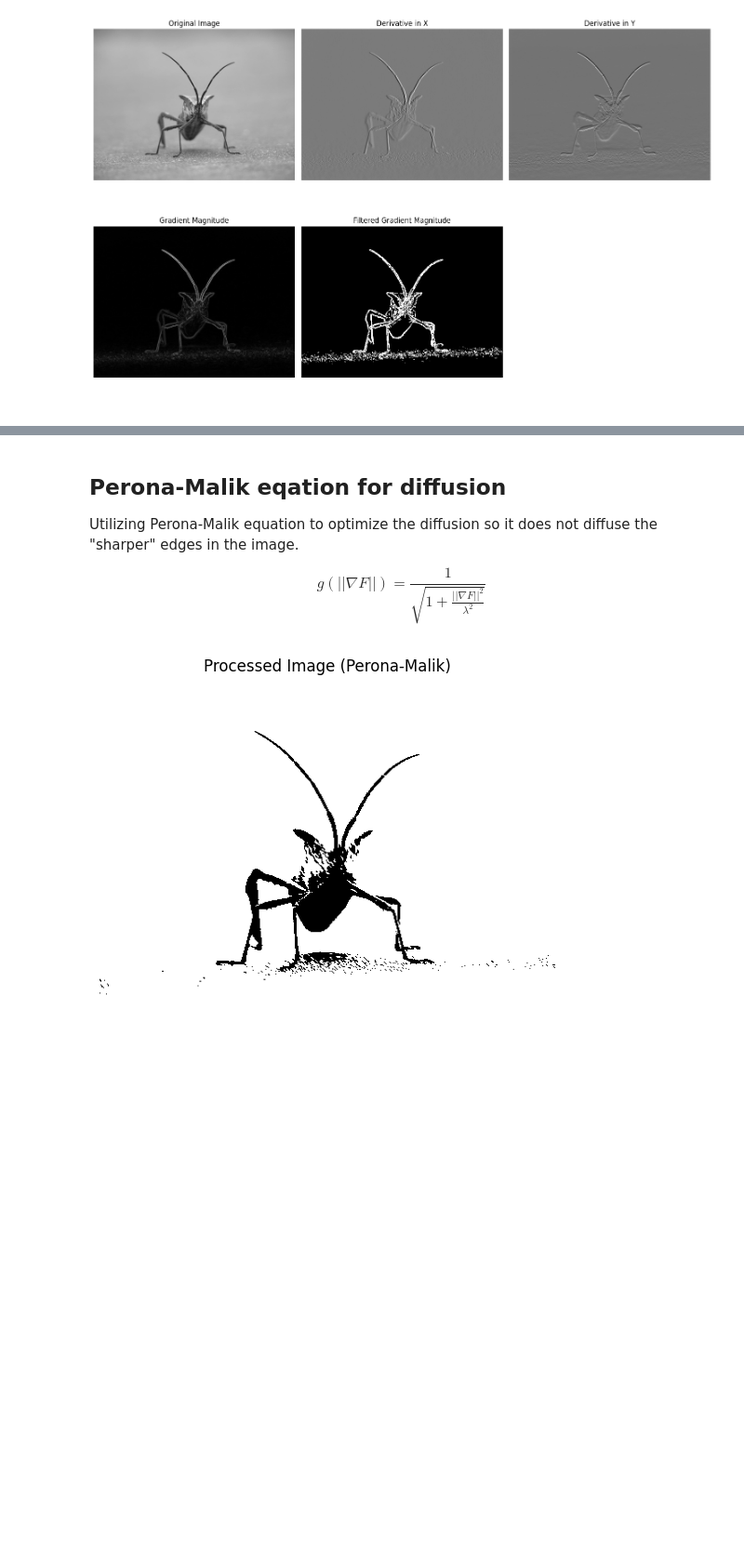
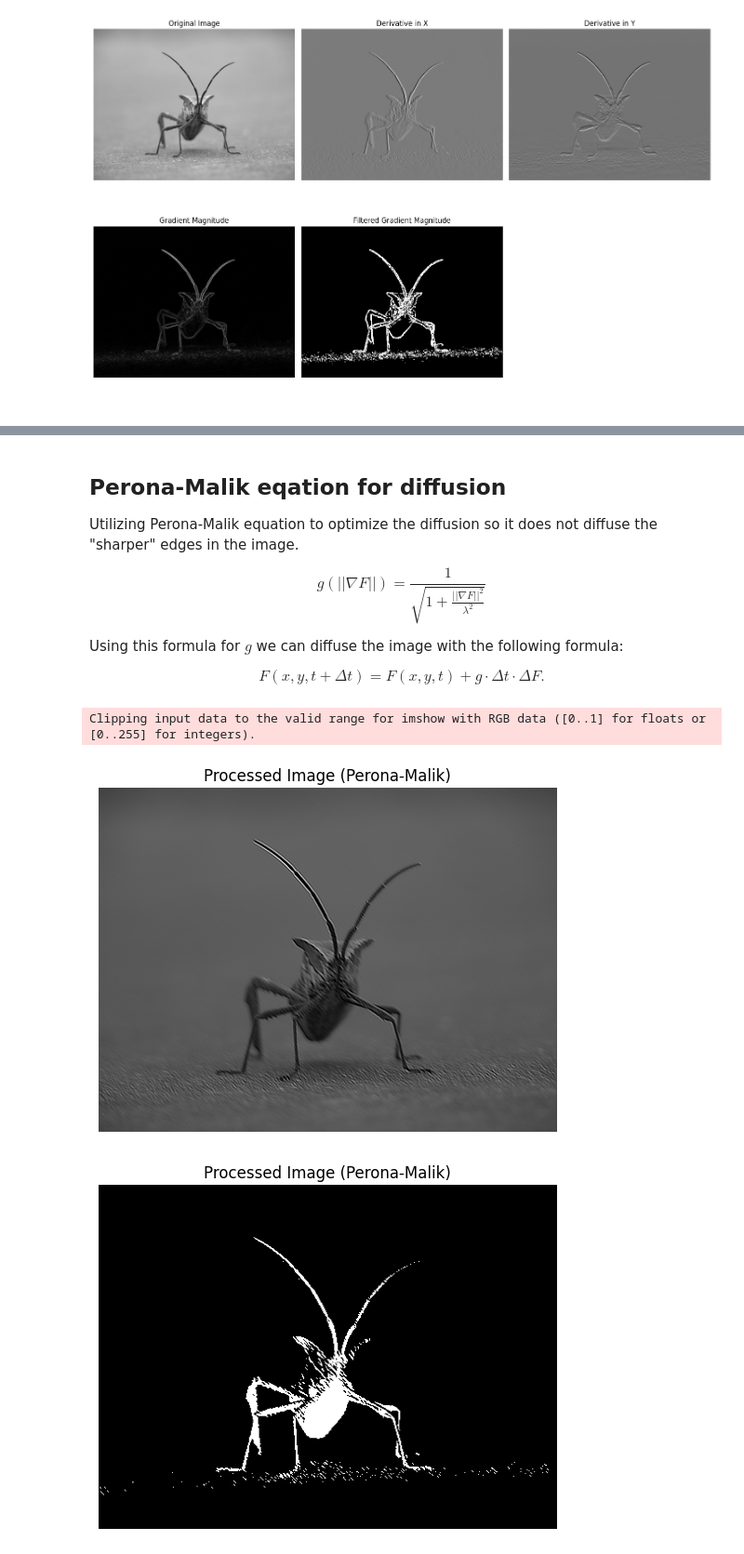
Before and after one commit to SigurdRiseth/Edge-Detection, a Jupyter notebook: edge_detection.ipynb, the cells around one changed output, grey strips where cells are left out. Shown at 93% size. Drawn from its saved outputs; the diff is of its cells as text; code cells hidden in the pictures; blank space fills up the shorter version.

Commit message:
Displayed the perona-malik diffused image and tried some new values for the constants.

```diff
--- a/edge_detection.ipynb
+++ b/edge_detection.ipynb
@@ -132,19 +138,23 @@ Utilizing Perona-Malik equation to optimize the diffusion so it does not diffuse
 $$
 g(|| \nabla F||) = \frac{1}{\sqrt{1 + \frac{||\nabla F||^2}{\lambda ^2}}}
 $$
+
+Using this formula for $g$ we can diffuse the image with the following formula:
+
+$$F(x,y,t+\Delta t) = F(x,y,t) + g \cdot \Delta t \cdot \Delta F.$$
 # %%
 import numpy as np
 import matplotlib.pyplot as plt
 from PIL import Image
 
 # Load the image and convert it to float32 and grayscale
-img = np.array(Image.open('image.png').convert('L')).astype(np.float32)
+img = np.array(Image.open('image.png')).astype(np.float32)
 
 # Define parameters
 deltaX = 1
-iterations = 10
+iterations = 20
 deltaT = 0.05
-lam = 500
+lam = 5000
 
 # Initialize f_y and f_x
 f_y = np.zeros_like(img)
@@ -158,33 +168,41 @@ def g(x):
 for i in range(iterations):
     # Calculate f_y
     f_y[:, 1:-1] = (img[:, 2:] - img[:, :-2]) / (2 * deltaX)
 
     # Calculate f_x
     f_x[1:-1, :] = (img[2:, :] - img[:-2, :]) / (2 * deltaX)
 
     # Magnitude of the gradient
     grad_magnitude = np.sqrt(f_x**2 + f_y**2)
 
     # Perona-Malik coefficient
     g_value = g(grad_magnitude)
 
     # Diffusion equation
     img[1:-1, 1:-1] += deltaT * (
         (g_value[1:-1, 1:-1] * (f_x[1:-1, 2:] - f_x[1:-1, :-2]) / (2 * deltaX)) +
         (g_value[1:-1, 1:-1] * (f_y[2:, 1:-1] - f_y[:-2, 1:-1]) / (2 * deltaX))
     )
 
 # Normalize the image
 img = img / np.max(img)
 
+# Display the diffused image
+plt.imshow(img, cmap='gray')
+plt.title('Processed Image (Perona-Malik)')
+plt.axis('off')  # Turn off axis
+plt.show()
+
 # Apply threshold
-threshold = 0.4
-img = np.where(img > threshold, 1.0, 0.0)
+threshold = 0.2
+img = np.where(img < threshold, 1.0, 0.0)
 
 # Display the final image
 plt.imshow(img, cmap='gray')
 plt.title('Processed Image (Perona-Malik)')
 plt.axis('off')  # Turn off axis
 plt.show()
 # %% [output]
+Clipping input data to the valid range for imshow with RGB data ([0..1] for floats or [0..255] for integers).
-[figure, old version]
+[figure, new version]
+[figure, added]
```
Also changed, not shown: parts of 3 cells of this notebook.
